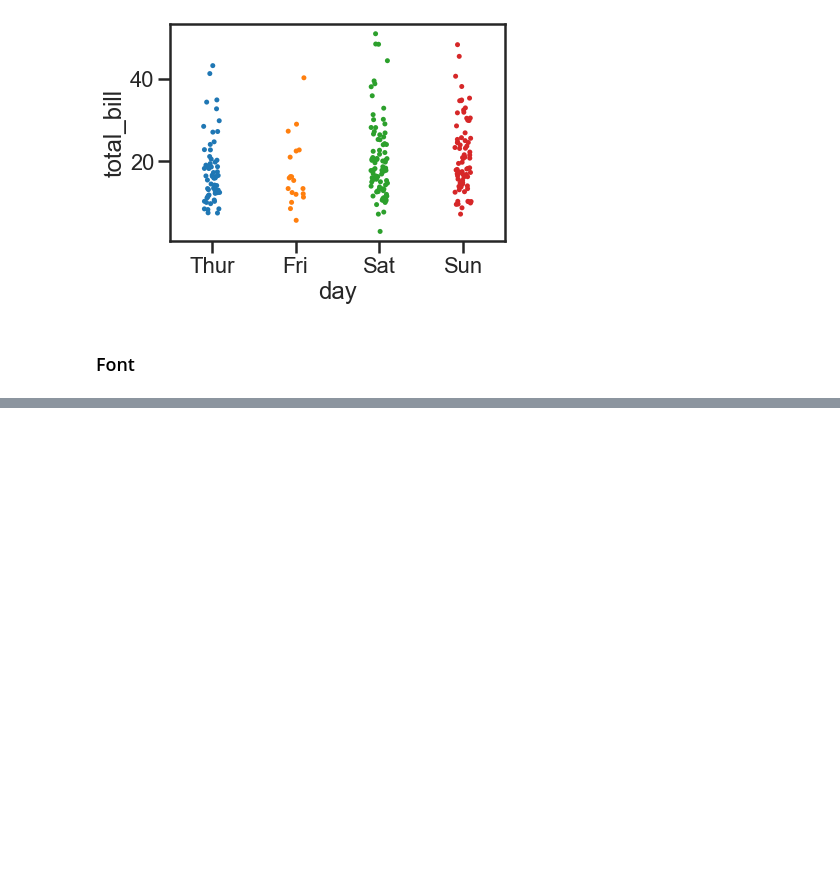
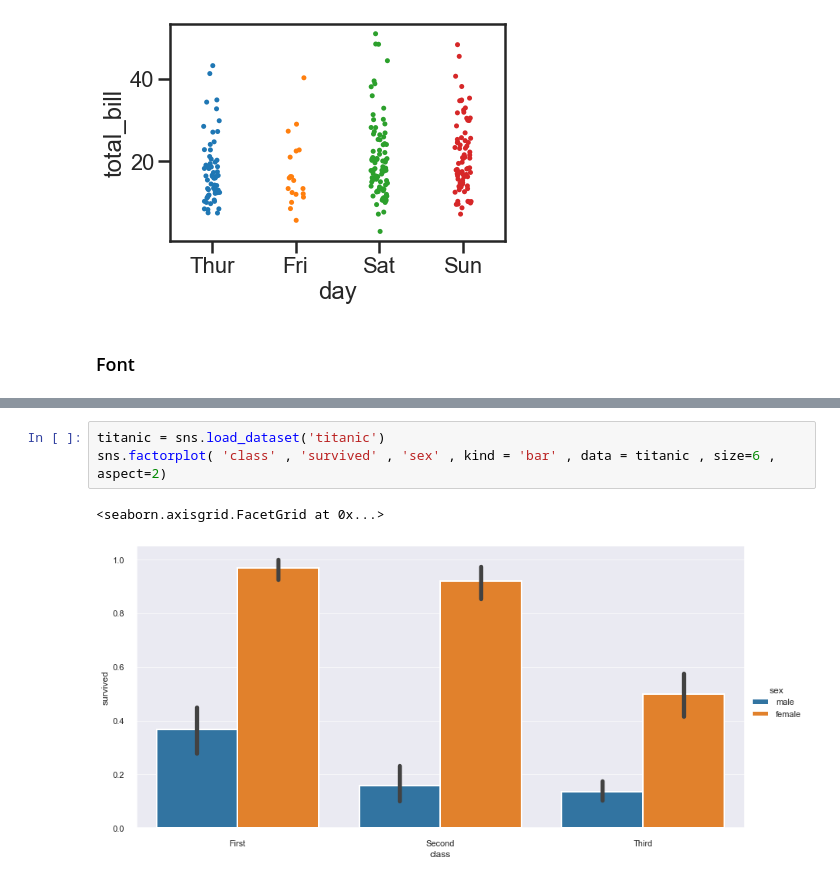
Before and after one commit to imtiaz70/matplotlib, a Jupyter notebook: CH_5.1_Seaborn_Styles.ipynb, the cells around one changed output, grey strips where cells are left out. Cells and saved outputs as stored; diff of their text form; blank space fills up the shorter version.

```diff
--- a/CH_5.1_Seaborn_Styles.ipynb
+++ b/CH_5.1_Seaborn_Styles.ipynb
@@ -51,0 +67,6 @@ sns.stripplot( x='day' , y='total_bill' , data=tips)
+# %%
+titanic = sns.load_dataset('titanic')
+sns.factorplot( 'class' , 'survived' , 'sex' , kind = 'bar' , data = titanic , size=6 , aspect=2)
+# %% [output]
+<seaborn.axisgrid.FacetGrid at 0x...>
+[figure, added]
```
Also changed, not shown: parts of 3 cells of this notebook, 2 other files.
